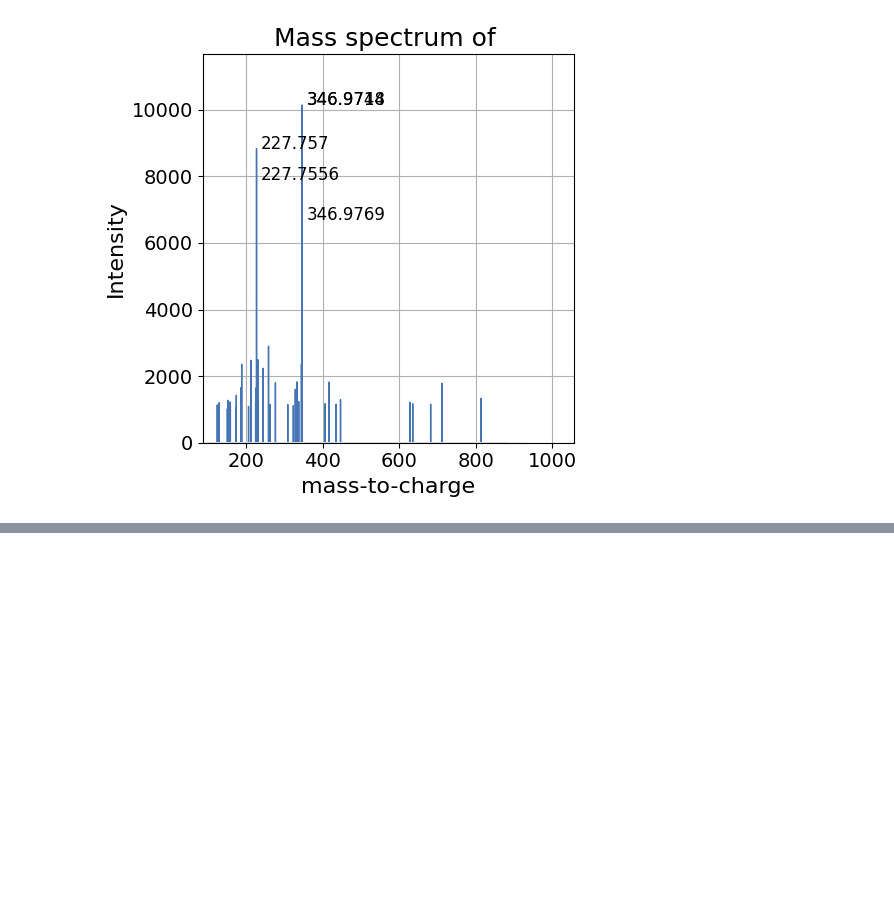
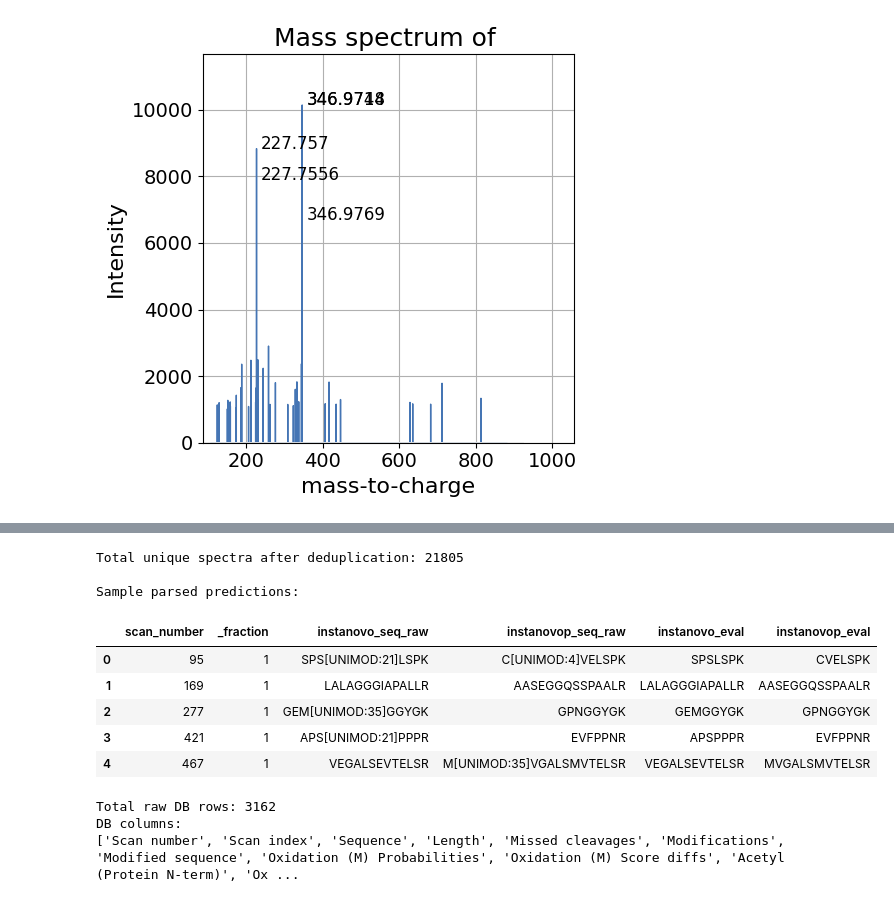
Before and after one commit to raunakpandey1/diffusion-peptide-sequencing, a Jupyter notebook: Peptide_Sequencing.ipynb, the cells around one changed output, grey strips where cells are left out. Cells and saved outputs as stored; diff of their text form; code cells hidden in the pictures; blank space fills up the shorter version.

```diff
--- a/Peptide_Sequencing.ipynb
+++ b/Peptide_Sequencing.ipynb
@@ -206,0 +269,17 @@ row_df.plot(
+# %%
+import pandas as pd
+import numpy as np
+import re
+
+ecoli_preds1 = pd.read_csv('instanovo_Ecoli_preds1.csv')
+ecoli_preds2 = pd.read_csv('instanovo_Ecoli_preds2.csv')
+
+# Tag each fraction so we can match to the correct DB search file later
+ecoli_preds1['_fraction'] = 1
+ecoli_preds2['_fraction'] = 2
+
+ecoli_preds_all = pd.concat([ecoli_preds1, ecoli_preds2], ignore_index=True)
+print(f'Total spectra (InstaNovo): {len(ecoli_preds_all)}')
+print('Key columns:', [c for c in ecoli_preds_all.columns if 'scan' in c.lower() or 'pred' in c.lower() or 'diffusion' in c.lower()])
+
+ecoli_preds_all[['instanovo_predictions', 'instanovoplus_predictions']].head(5)
@@ -206,0 +353,47 @@ row_df.plot(
+# %%
+# Parse and normalize model predictions
+
+ecoli_preds_all = pick_best_prediction_per_scan(ecoli_preds_all)
+
+ecoli_preds_all['instanovo_seq_raw'] = ecoli_preds_all['instanovo_predictions'].apply(parse_prediction_sequence)
+ecoli_preds_all['instanovop_seq_raw'] = ecoli_preds_all['instanovoplus_predictions'].apply(parse_prediction_sequence)
+
+# Normalized versions used for evaluation
+ecoli_preds_all['instanovo_eval'] = ecoli_preds_all['instanovo_seq_raw'].apply(normalize_for_unmodified_eval)
+ecoli_preds_all['instanovop_eval'] = ecoli_preds_all['instanovop_seq_raw'].apply(normalize_for_unmodified_eval)
+
+print(f'Total unique spectra after deduplication: {len(ecoli_preds_all)}')
+print('\nSample parsed predictions:')
+display(
+    ecoli_preds_all[
+        ['scan_number', '_fraction', 'instanovo_seq_raw', 'instanovop_seq_raw', 'instanovo_eval', 'instanovop_eval']
+    ].head(5)
+)
+# %% [output]
+Total unique spectra after deduplication: 21805
+
+Sample parsed predictions:
+|  | scan_number | _fraction | instanovo_seq_raw | instanovop_seq_raw | instanovo_eval | instanovop_eval |
+| 0 | 95 | 1 | SPS[UNIMOD:21]LSPK | C[UNIMOD:4]VELSPK | SPSLSPK | CVELSPK |
+| 1 | 169 | 1 | LALAGGGIAPALLR | AASEGGQSSPAALR | LALAGGGIAPALLR | AASEGGQSSPAALR |
+| 2 | 277 | 1 | GEM[UNIMOD:35]GGYGK | GPNGGYGK | GEMGGYGK | GPNGGYGK |
+| 3 | 421 | 1 | APS[UNIMOD:21]PPPR | EVFPPNR | APSPPPR | EVFPPNR |
+| 4 | 467 | 1 | VEGALSEVTELSR | M[UNIMOD:35]VGALSMVTELSR | VEGALSEVTELSR | MVGALSMVTELSR |
+# %%
+
+# Load DB search results
+db1 = pd.read_excel('/content/drive/MyDrive/E_coli/Database_search_output_Ecoli_EV_1.xlsx')
+db2 = pd.read_excel('/content/drive/MyDrive/E_coli/Database_search_output_Ecoli_EV_2.xlsx')
+
+db1['_fraction'] = 1
+db2['_fraction'] = 2
+
+db_combined = pd.concat([db1, db2], ignore_index=True)
+
+print(f'Total raw DB rows: {len(db_combined)}')
+print('DB columns:')
+print(db_combined.columns.tolist())
+# %% [output]
+Total raw DB rows: 3162
+DB columns:
+['Scan number', 'Scan index', 'Sequence', 'Length', 'Missed cleavages', 'Modifications', 'Modified sequence', 'Oxidation (M) Probabilities', 'Oxidation (M) Score diffs', 'Acetyl (Protein N-term)', 'Ox ...
```
Also changed, not shown: parts of 24 cells of this notebook, 2 other files.
